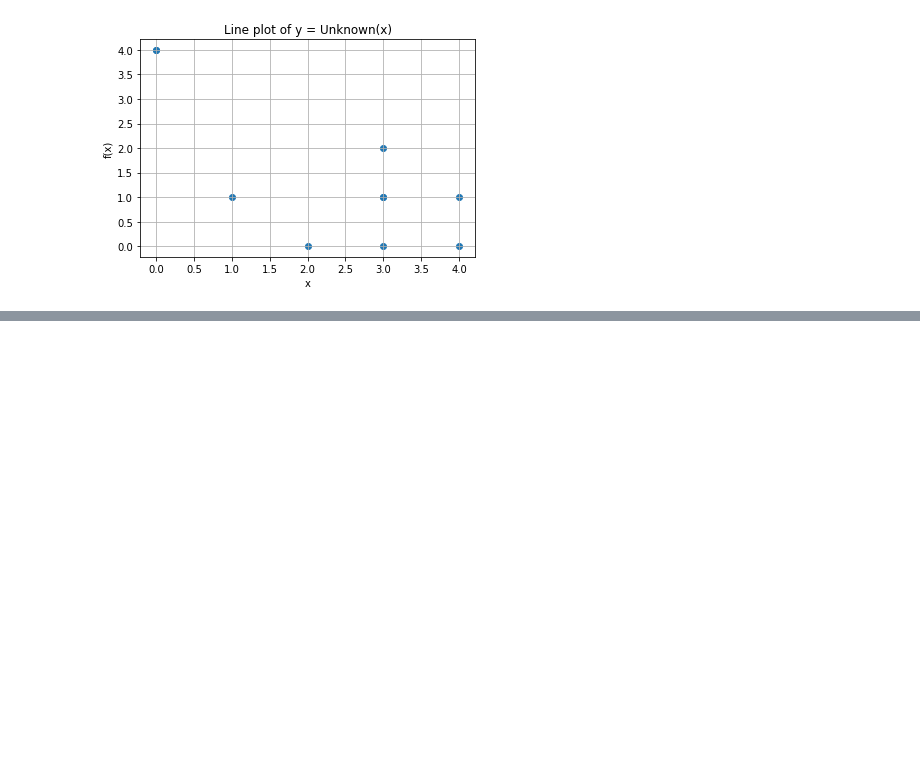
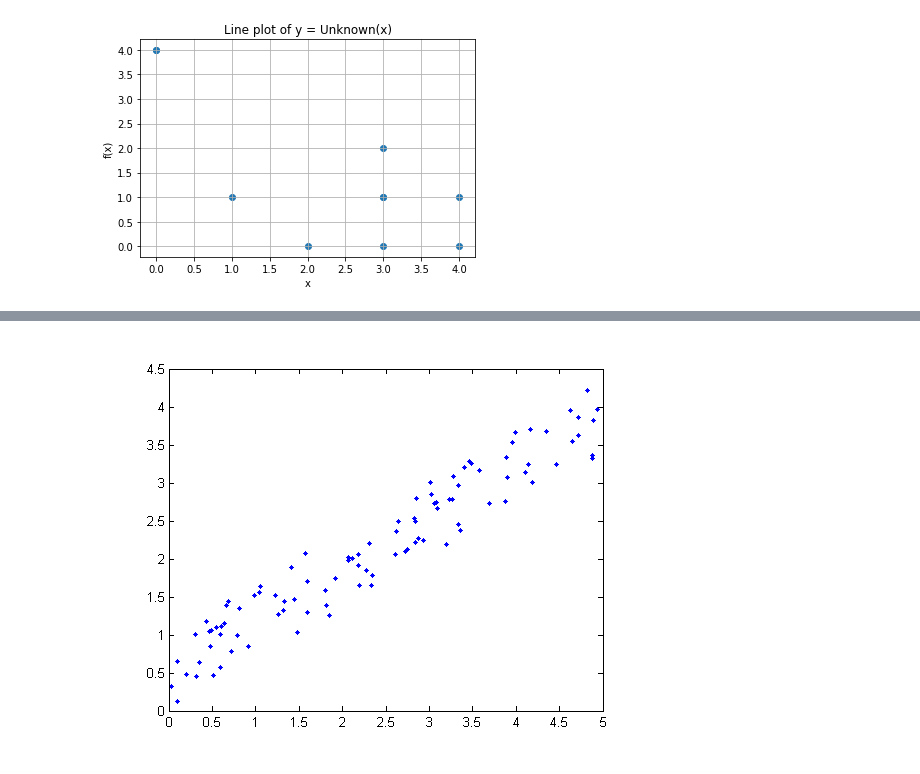
Before and after one commit to sleebapaul/linear_regression_tutorial, a Jupyter notebook: linear_regression_notebook.ipynb, the cells around one changed output, grey strips where cells are left out. Cells and saved outputs as stored; diff of their text form; code cells hidden in the pictures; blank space fills up the shorter version.

Commit message:
images upload issue4

```diff
--- a/linear_regression_notebook.ipynb
+++ b/linear_regression_notebook.ipynb
@@ -116,0 +129,4 @@ plt.show()
+# %%
+Image("images/linear_scatter_plot.png")
+# %% [output]
+[figure, added]
```
Also changed, not shown: parts of 17 cells of this notebook.
